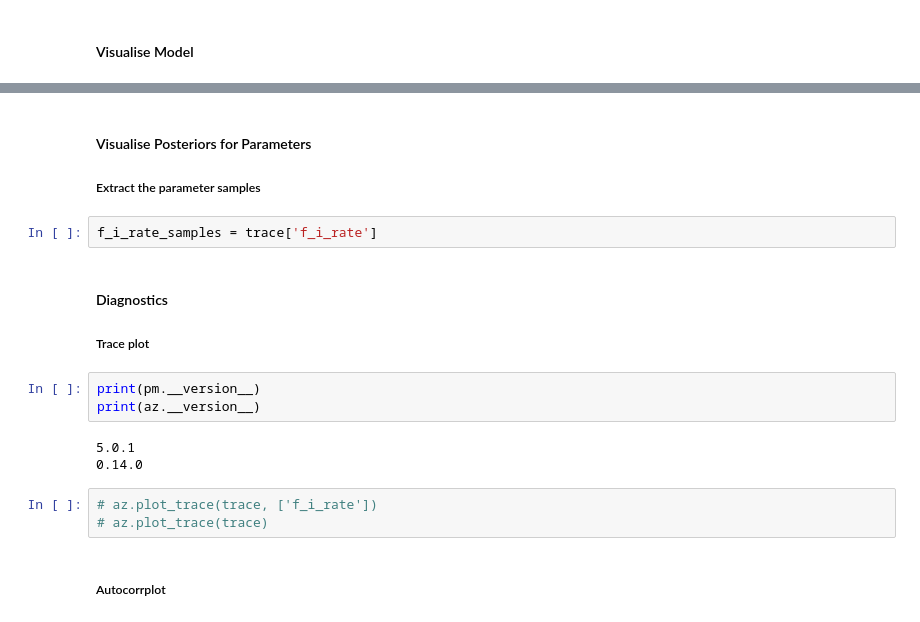
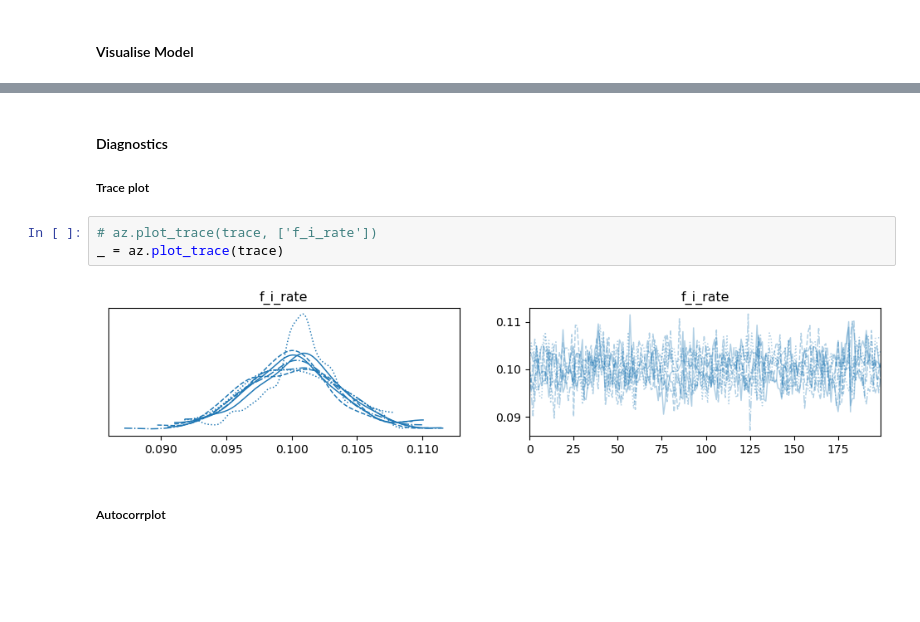
Before and after one commit to wzh1895/ASDM, a Jupyter notebook: 2-SD_model_calibration.ipynb, the cells around one changed output, grey strips where cells are left out. Saved outputs shown, nothing was run; the diff lists cells and outputs as text; blank space fills up the shorter version.

```diff
--- a/2-SD_model_calibration.ipynb
+++ b/2-SD_model_calibration.ipynb
@@ -185,25 +184,15 @@ Sampling 8 chains for 700 tune and 200 draw iterations (5_600 + 1_600 draws tota
 pm.model_to_graphviz(model)
 # %% [output]
 [drawing not drawn]
-# %% [markdown]
-#### Visualise Posteriors for Parameters
-
-##### Extract the parameter samples
-# %%
-f_i_rate_samples = trace['f_i_rate']
 # %% [markdown]
 #### Diagnostics
 
 ##### Trace plot
-# %%
-print(pm.__version__)
-print(az.__version__)
-# %% [output]
-5.0.1
-0.14.0
 # %%
 # az.plot_trace(trace, ['f_i_rate'])
-# az.plot_trace(trace)
+_ = az.plot_trace(trace)
+# %% [output]
+[figure, added]
 # %% [markdown]
 ##### Autocorrplot
 # %%
```
Also changed, not shown: parts of 8 cells of this notebook.
